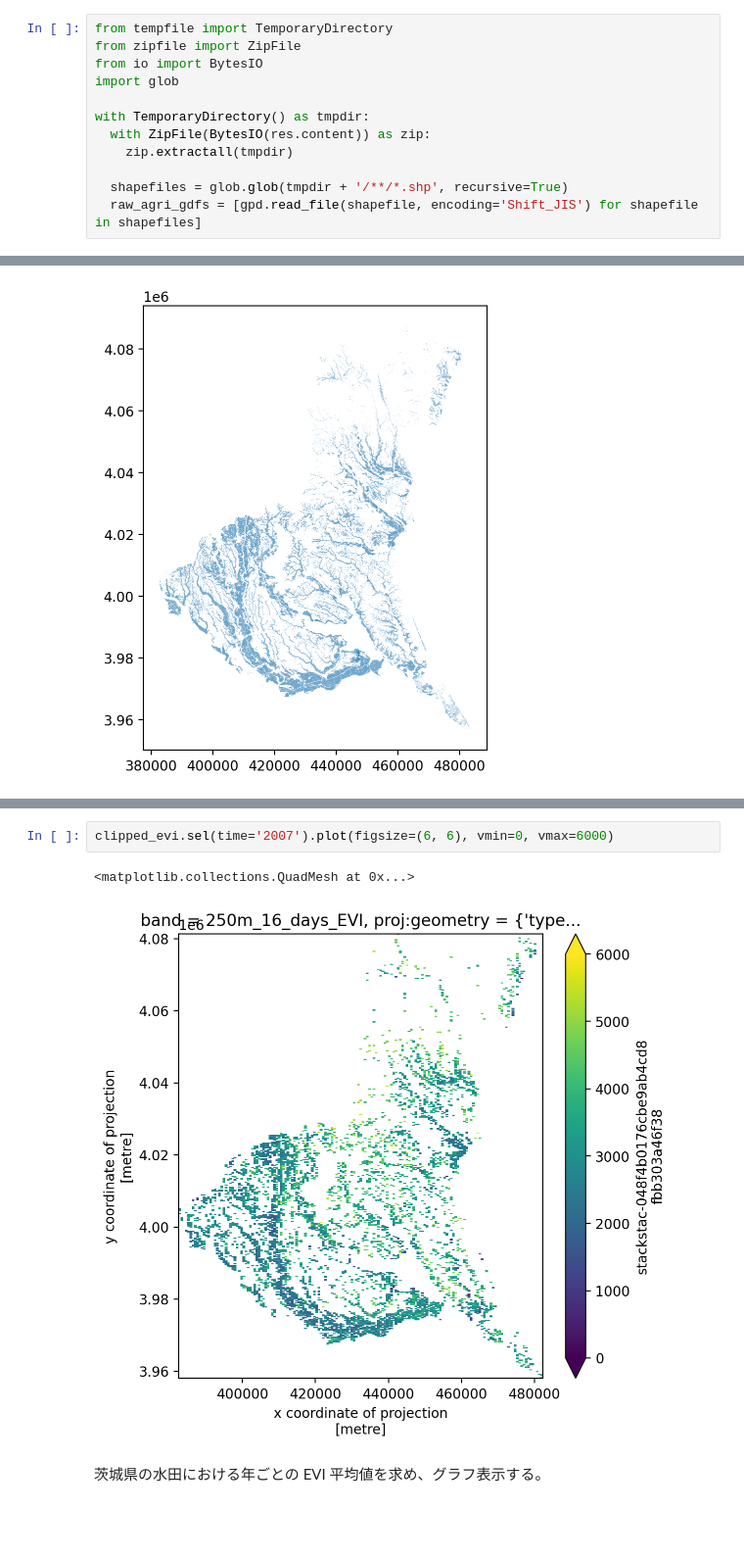
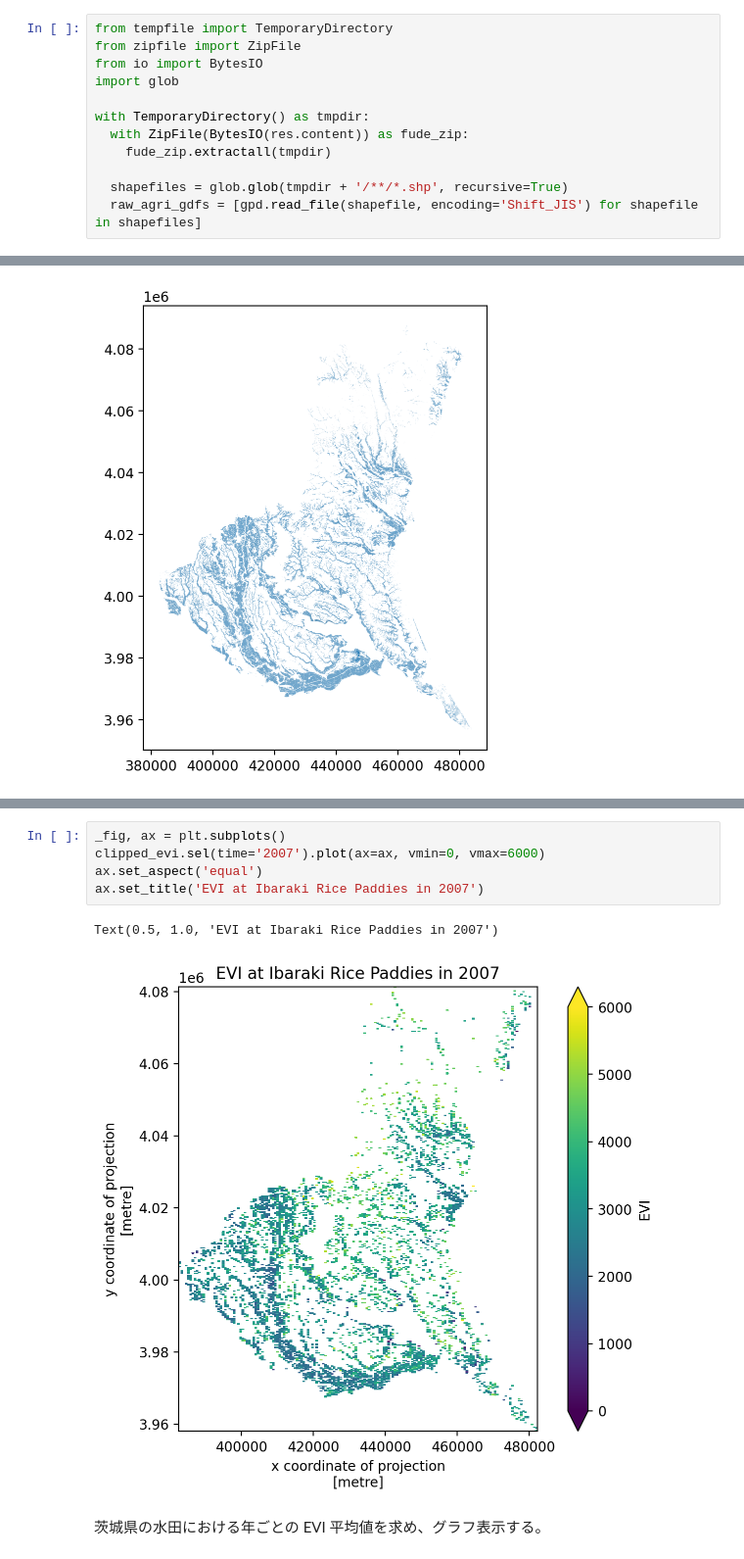
Before and after one commit to sankichi92/satelliteBook, a Jupyter notebook: notebooks/4-4-agri.ipynb, the cells around one changed output, grey strips where cells are left out. Shown at 98% size. Drawn from its saved outputs; the diff is of its cells as text; blank space fills up the shorter version.

```diff
--- a/notebooks/4-4-agri.ipynb
+++ b/notebooks/4-4-agri.ipynb
@@ -148,8 +152,8 @@ from io import BytesIO
 import glob
 
 with TemporaryDirectory() as tmpdir:
-  with ZipFile(BytesIO(res.content)) as zip:
-    zip.extractall(tmpdir)
+  with ZipFile(BytesIO(res.content)) as fude_zip:
+    fude_zip.extractall(tmpdir)
 
   shapefiles = glob.glob(tmpdir + '/**/*.shp', recursive=True)
   raw_agri_gdfs = [gpd.read_file(shapefile, encoding='Shift_JIS') for shapefile in shapefiles]
@@ -212,11 +216,14 @@ spec :
 RasterSpec(epsg=32654, bounds=(-873278.3776726952, 3383597.089218109, 2030190.799063184, 4560404.509193199), resolutions_xy=(604.7634194409246, 245.117146422639))
 resolution_xy :
 (604.7634194409246, 245.117146422639)
-# %%
-clipped_evi.sel(time='2007').plot(figsize=(6, 6), vmin=0, vmax=6000)
-# %% [output]
-<matplotlib.collections.QuadMesh at 0x...>
-[figure, removed]
+# %%
+_fig, ax = plt.subplots()
+clipped_evi.sel(time='2007').plot(ax=ax, vmin=0, vmax=6000)
+ax.set_aspect('equal')
+ax.set_title('EVI at Ibaraki Rice Paddies in 2007')
+# %% [output]
+Text(0.5, 1.0, 'EVI at Ibaraki Rice Paddies in 2007')
+[figure, added]
 # %% [markdown]
 茨城県の水田における年ごとの EVI 平均値を求め、グラフ表示する。
 # %%
```
Also changed, not shown: parts of 11 cells of this notebook.
